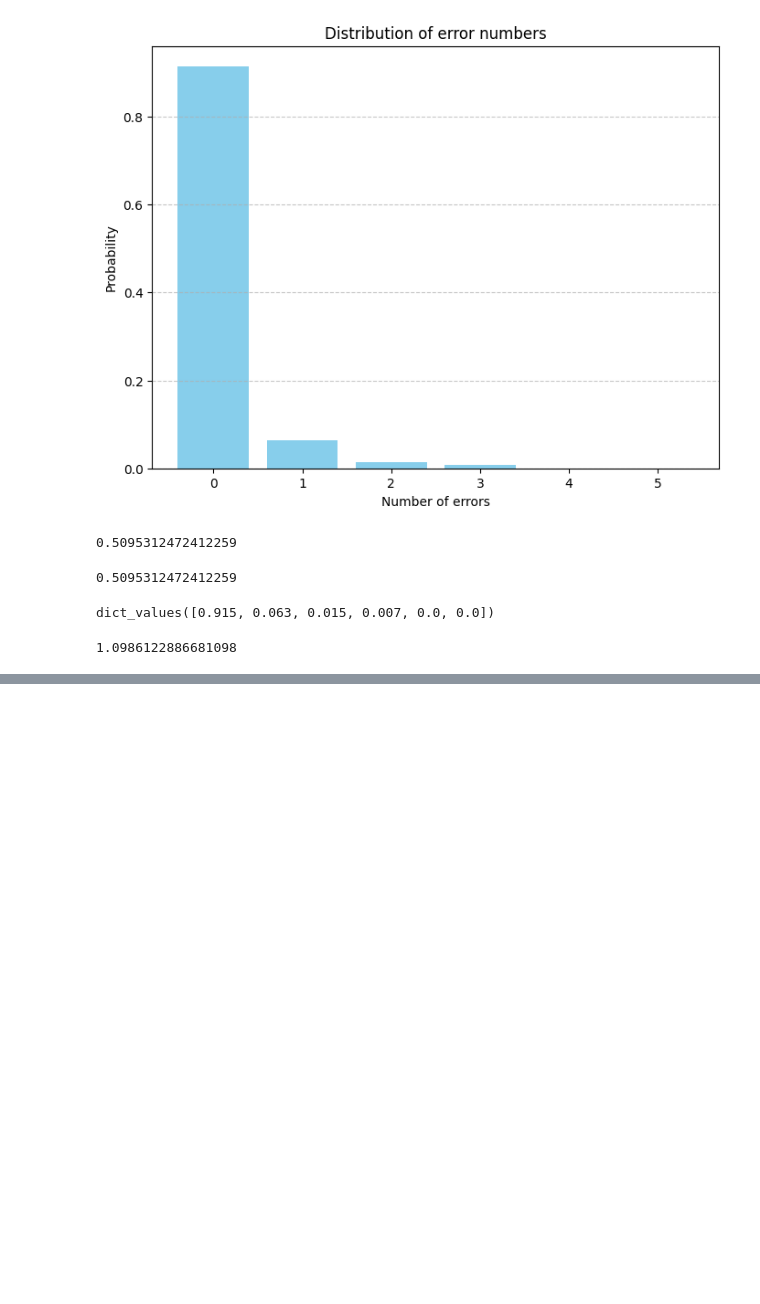
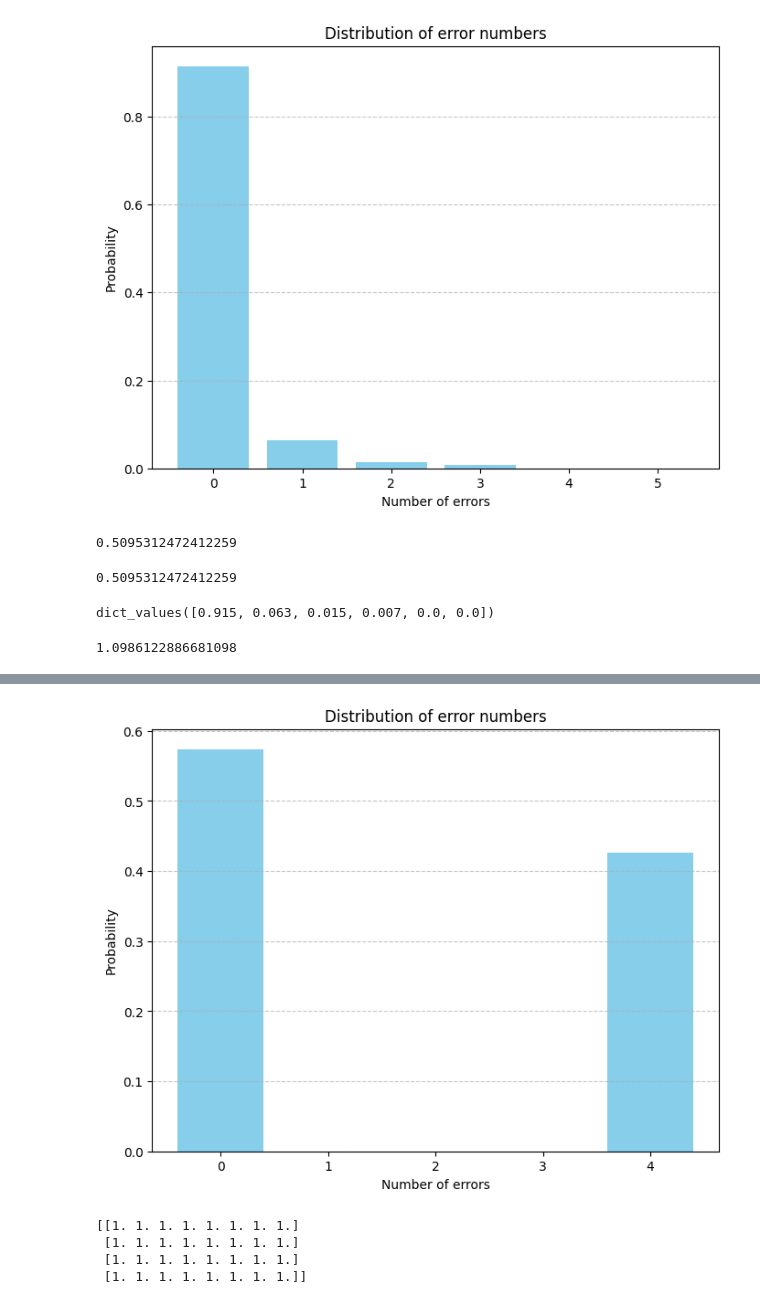
Before and after one commit to yezhuoyang/Qerrorprop, a Jupyter notebook: examples.ipynb, the cells around one changed output, grey strips where cells are left out. Cells and saved outputs as stored; diff of their text form; code cells hidden in the pictures; blank space fills up the shorter version.

```diff
--- a/examples.ipynb
+++ b/examples.ipynb
@@ -462,0 +538,12 @@ np.log(3)
+# %%
+circuit.calculate_distribution_sample(2000)
+circuit.show_distribution()
+# %% [output]
+[figure, added]
+# %%
+circuit.show_matrix()
+# %% [output]
+[[1. 1. 1. 1. 1. 1. 1. 1.]
+ [1. 1. 1. 1. 1. 1. 1. 1.]
+ [1. 1. 1. 1. 1. 1. 1. 1.]
+ [1. 1. 1. 1. 1. 1. 1. 1.]]
```
Also changed, not shown: parts of 8 cells of this notebook, 1 other file.
